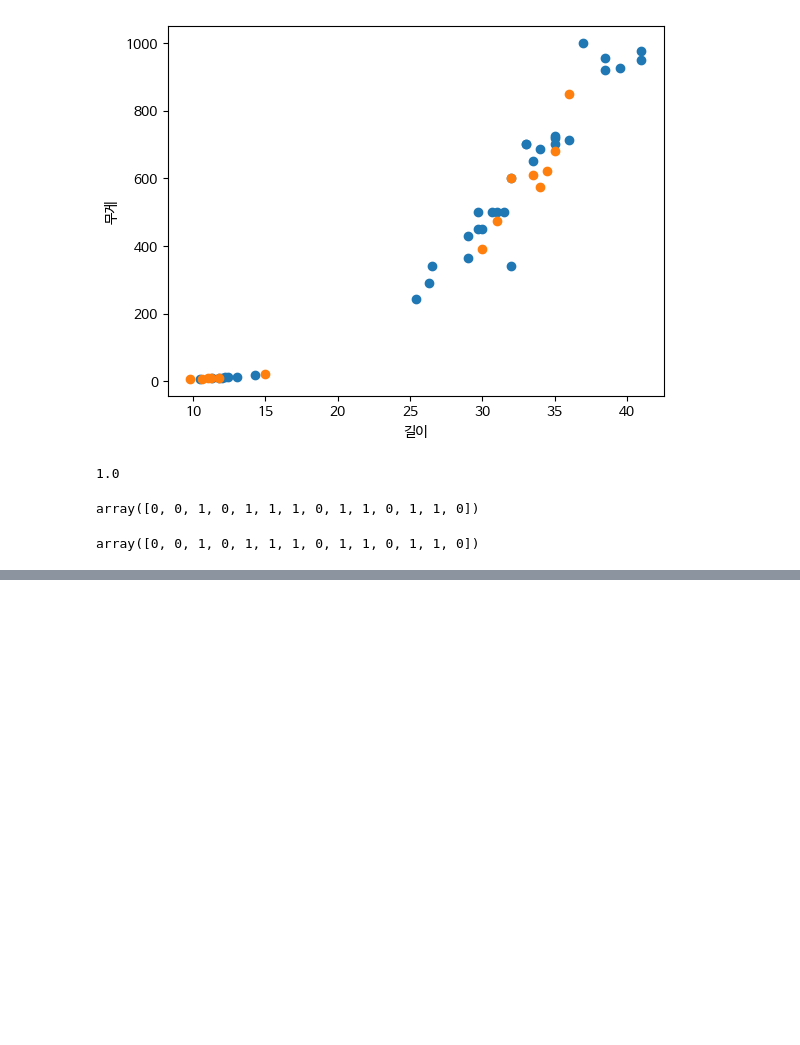
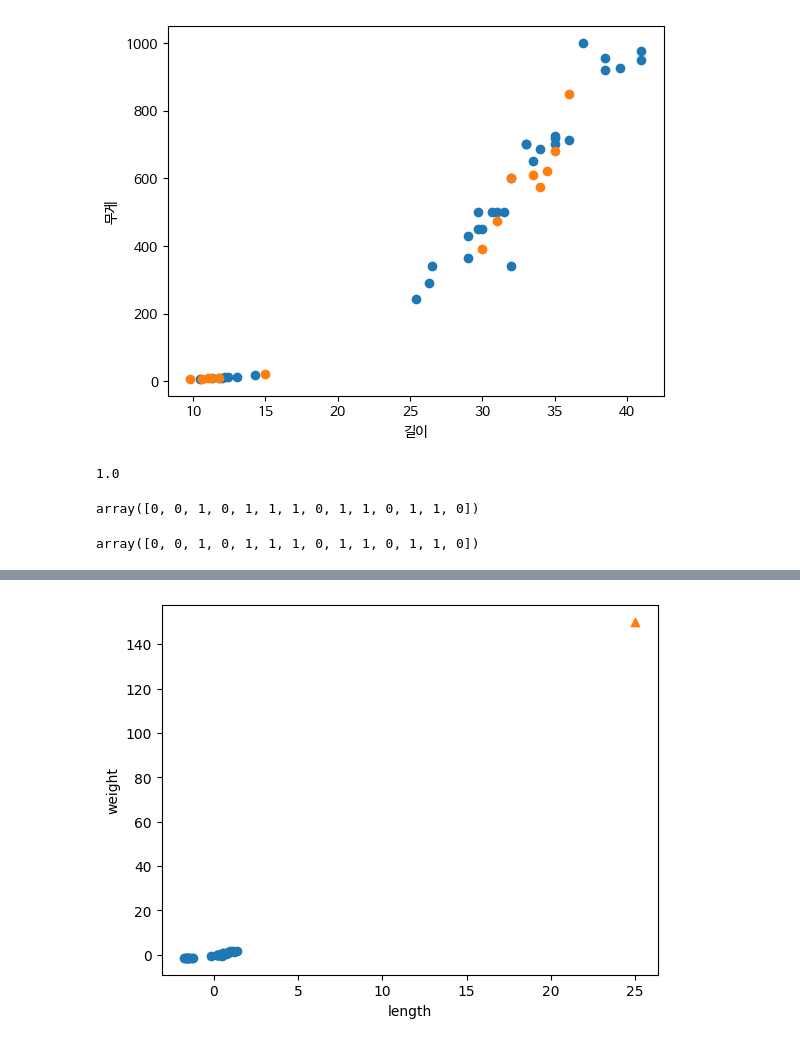
Before and after one commit to seph0916/seph-repo, a Jupyter notebook: 혼공머신2단원knn.ipynb, the cells around one changed output, grey strips where cells are left out. Cells and saved outputs as stored; diff of their text form; code cells hidden in the pictures; blank space fills up the shorter version.

```diff
--- a/혼공머신2단원knn.ipynb
+++ b/혼공머신2단원knn.ipynb
@@ -177,0 +216,3 @@ To https://github.com/seph0916/sephstore.git
+# %%
+mean=np.mean(train_input,axis=0)
+std=np.std(train_input,axis=0)
@@ -177,0 +223,3 @@ To https://github.com/seph0916/sephstore.git
+# %%
+# 정확한 예측을 위해 데이터들을 표준화 함
+train_scaled=(train_input-mean)/std
@@ -177,0 +246,8 @@ To https://github.com/seph0916/sephstore.git
+# %%
+plt.scatter(train_scaled[:,0],train_scaled[:,1])
+plt.scatter(25,150,marker='^')
+plt.xlabel('length')
+plt.ylabel('weight')
+plt.show()
+# %% [output]
+[figure, added]
```
Also changed, not shown: parts of 35 cells of this notebook.
